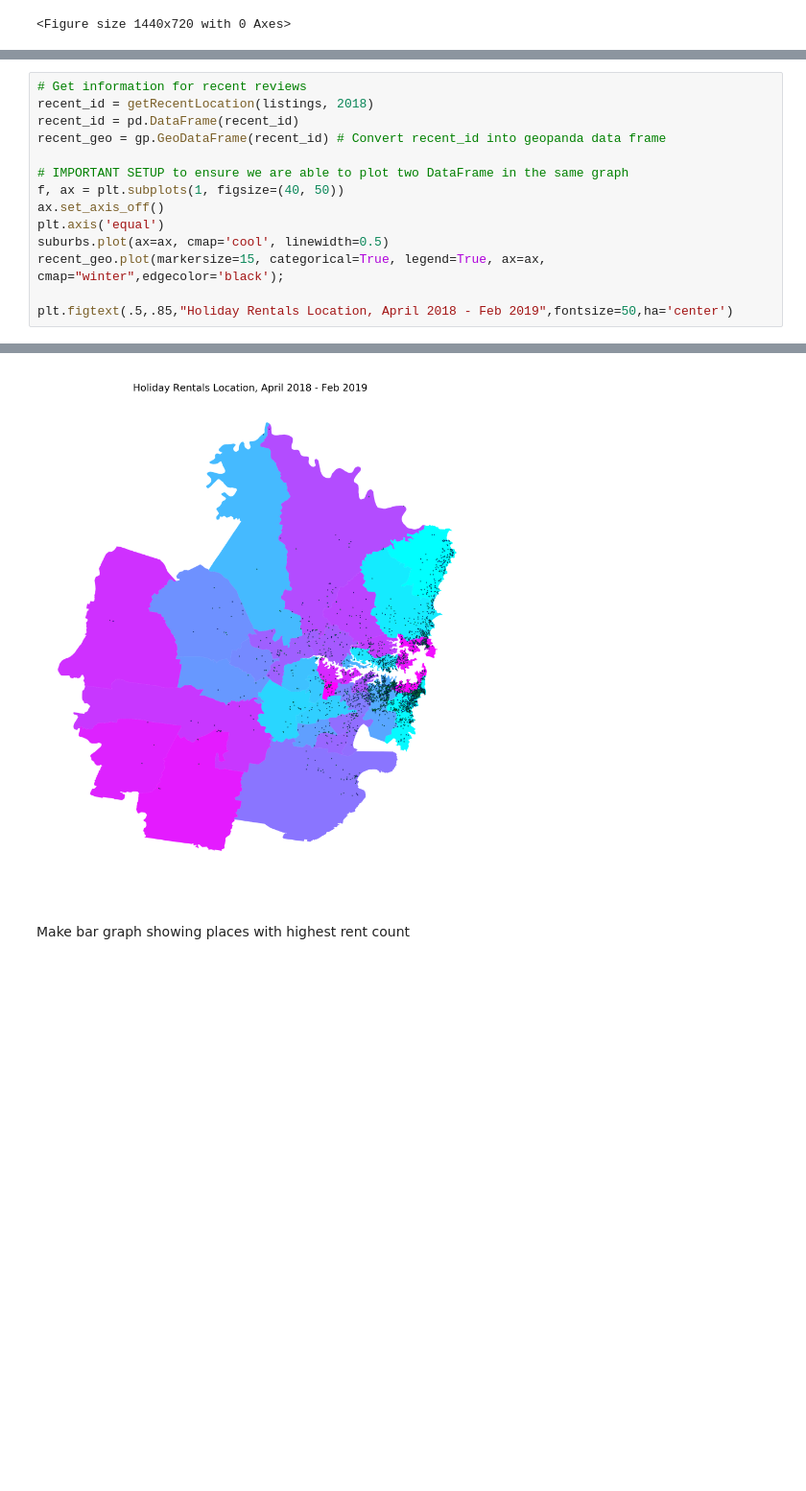
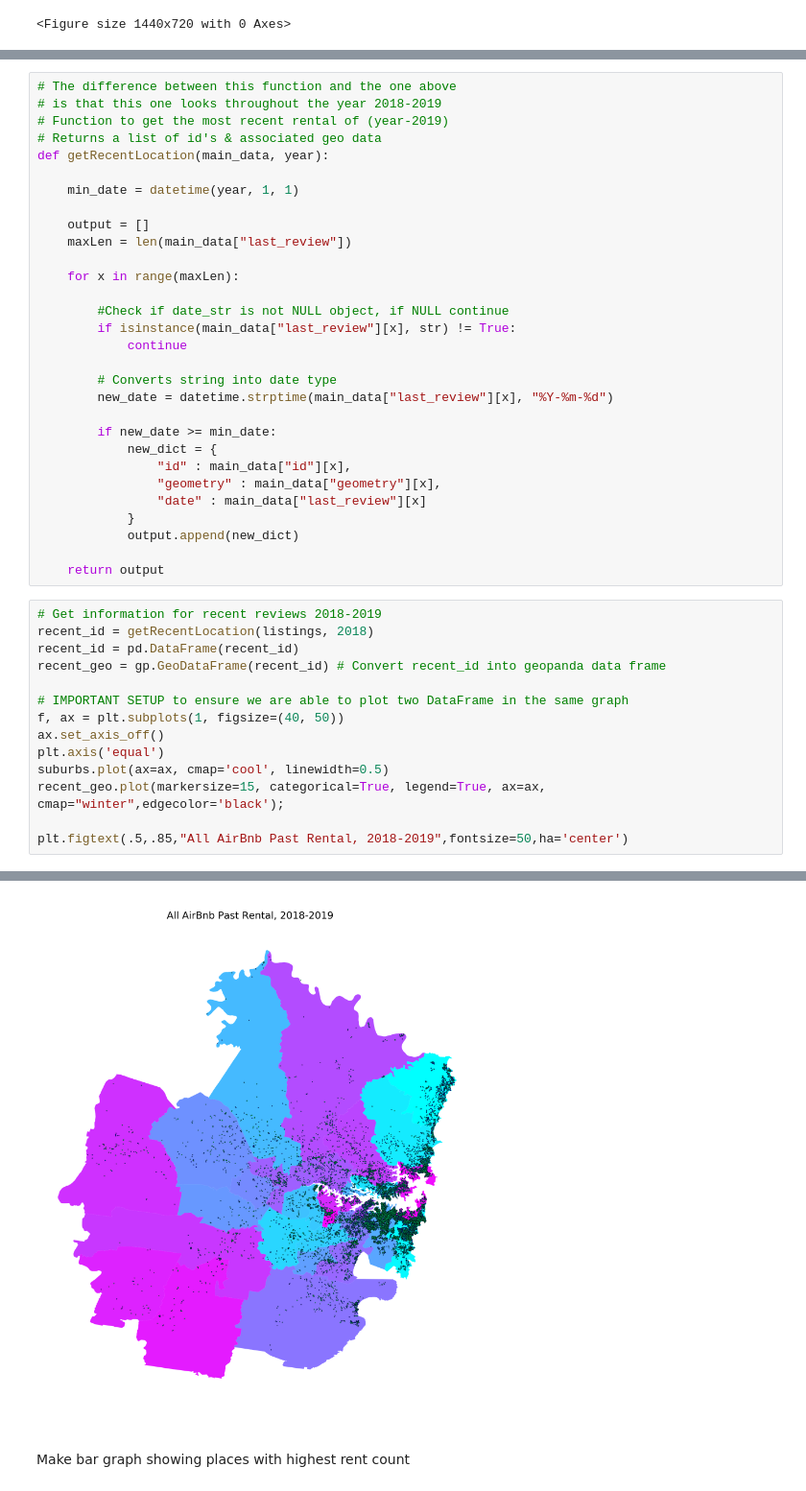
Before and after one commit to JetTheCat/airbnb-dataset-analysis, a Jupyter notebook: AirBNB Data Set Analysis.ipynb, the cells around one changed output, grey strips where cells are left out. Shown at 96% size. Saved outputs shown, nothing was run; the diff lists cells and outputs as text; blank space fills up the shorter version.

```diff
--- a/AirBNB Data Set Analysis.ipynb
+++ b/AirBNB Data Set Analysis.ipynb
@@ -420,5 +423,35 @@ def createHolidays(year):
+# %%
+# The difference between this function and the one above
+# is that this one looks throughout the year 2018-2019
+# Function to get the most recent rental of (year-2019)
+# Returns a list of id's & associated geo data
+def getRecentLocation(main_data, year):
+
+    min_date = datetime(year, 1, 1)
+
+    output = []
+    maxLen = len(main_data["last_review"])
+
+    for x in range(maxLen):
+
+        #Check if date_str is not NULL object, if NULL continue
+        if isinstance(main_data["last_review"][x], str) != True:
+            continue
+
+        # Converts string into date type
+        new_date = datetime.strptime(main_data["last_review"][x], "%Y-%m-%d")
+
+        if new_date >= min_date:
+            new_dict = {
+                "id" : main_data["id"][x],
+                "geometry" : main_data["geometry"][x],
+                "date" : main_data["last_review"][x]
+            }
+            output.append(new_dict)
+
+    return output
 # %%
-# Get information for recent reviews
+# Get information for recent reviews 2018-2019
 recent_id = getRecentLocation(listings, 2018)
 recent_id = pd.DataFrame(recent_id)
 recent_geo = gp.GeoDataFrame(recent_id) # Convert recent_id into geopanda data frame
@@ -430,5 +463,5 @@ plt.axis('equal')
 suburbs.plot(ax=ax, cmap='cool', linewidth=0.5)
 recent_geo.plot(markersize=15, categorical=True, legend=True, ax=ax, cmap="winter",edgecolor='black');
 
-plt.figtext(.5,.85,"Holiday Rentals Location, April 2018 - Feb 2019",fontsize=50,ha='center')
+plt.figtext(.5,.85,"All AirBnb Past Rental, 2018-2019",fontsize=50,ha='center')
 # %% [output]
@@ -436,3 +469,3 @@ Text(0.5, 0.85, 'Holiday Rentals Location, April 2018 - Feb 2019')
-[figure, old version]
+[figure, new version]
 # %% [markdown]
 Make bar graph showing places with highest rent count
```
Also changed, not shown: parts of 10 cells of this notebook, 1 other file.
